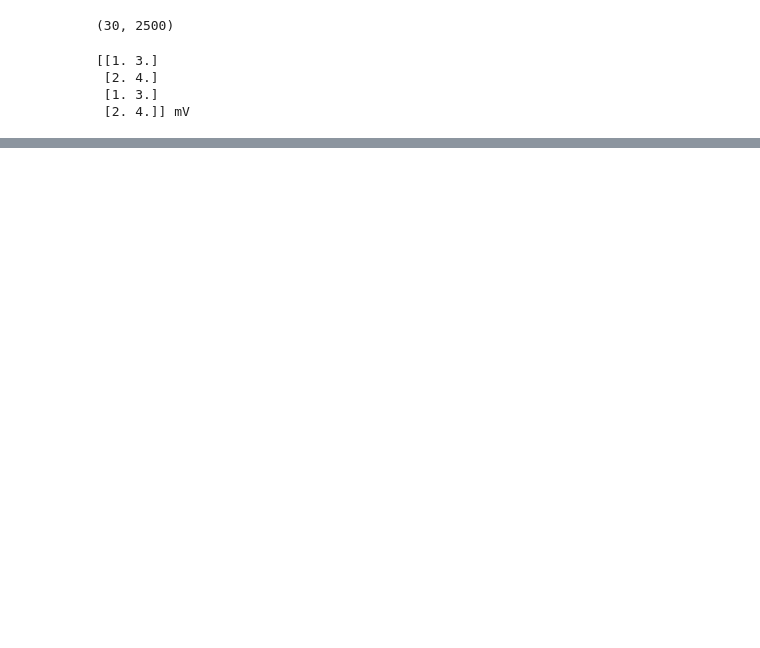
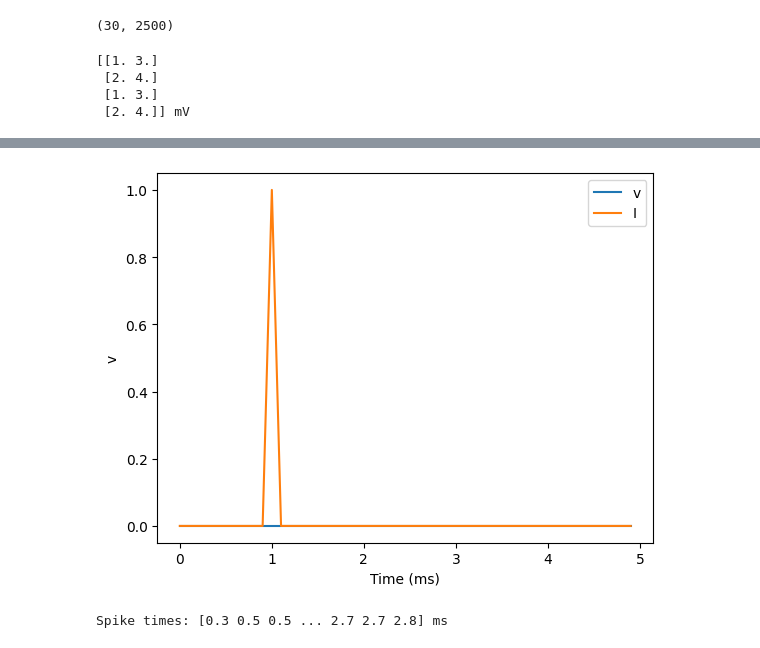
Before and after one commit to Hanna96E/D7046E_SNNproject, a Jupyter notebook: testnetwork.ipynb, the cells around one changed output, grey strips where cells are left out. Drawn from its saved outputs; the diff is of its cells as text; code cells hidden in the pictures; blank space fills up the shorter version.

```diff
--- a/testnetwork.ipynb
+++ b/testnetwork.ipynb
@@ -29,0 +53,20 @@ print(mon.v[:])
+# %%
+# Test create the timedarray as the current at each time step
+start_scope()
+tau = 0.2*ms
+I_recorded = TimedArray(file, dt=0.1*ms)
+eqs = '''
+dv/dt = (I-v)/tau : 1
+I = I_recorded(t, i) : 1
+'''
+G = NeuronGroup(2500, eqs, threshold='v>0.3', reset='v=0', method='exact')
+M = StateMonitor(G, variables=True, record=True)
+run(5*ms)
+
+plot(M.t/ms, M.v[3], label='v')
+plot(M.t/ms, M.I[3], label='I')
+xlabel('Time (ms)')
+ylabel('v')
+legend(loc='best');
+# %% [output]
+[figure, added]
@@ -29,0 +90,10 @@ print(mon.v[:])
+# %%
+#Test to take the test file and set every frame as an input with 0.1ms delay
+start_scope()
+SGG = SpikeGeneratorGroup(2500, spikes_i, spikes_t)
+M = SpikeMonitor(SGG)
+run(5*ms)
+
+print('Spike times: %s' % M.t[:])
+# %% [output]
+Spike times: [0.3 0.5 0.5 ... 2.7 2.7 2.8] ms
```
Also changed, not shown: parts of 8 cells of this notebook, 3 other files.
